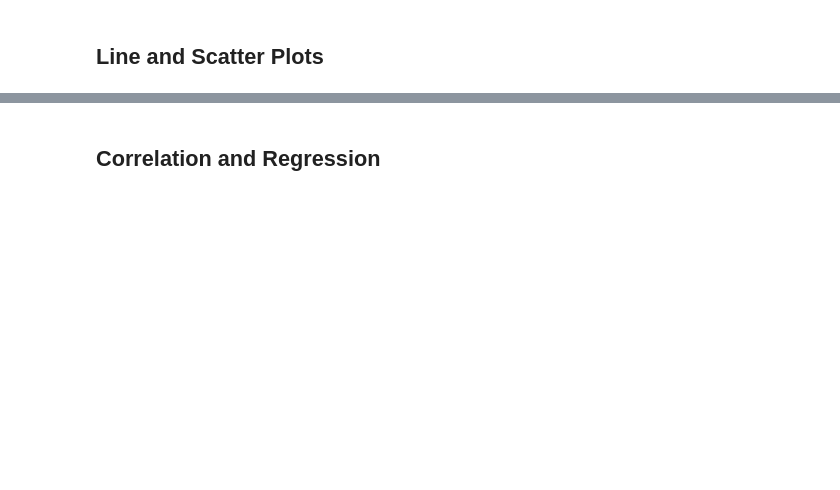
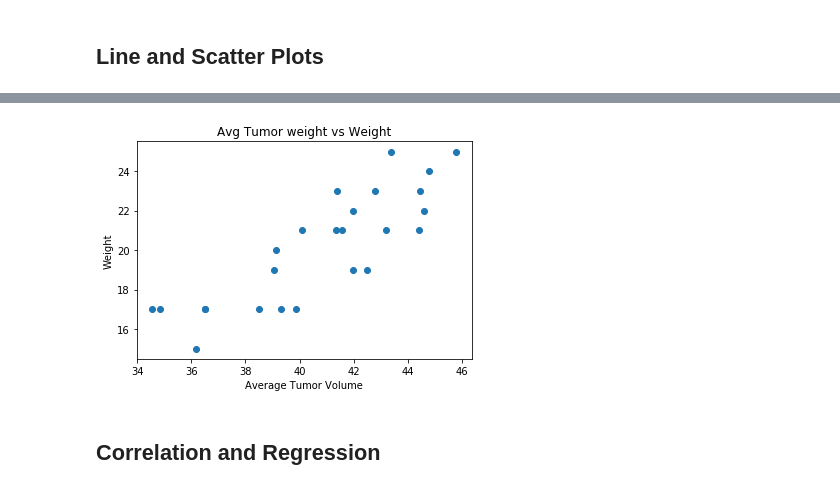
Before and after one commit to dsilva-v/matplotlib-challenge, a Jupyter notebook: Pymaceuticals/pymaceuticals_starter.ipynb, the cells around one changed output, grey strips where cells are left out. Cells and saved outputs as stored; diff of their text form; code cells hidden in the pictures; blank space fills up the shorter version.

```diff
--- a/Pymaceuticals/pymaceuticals_starter.ipynb
+++ b/Pymaceuticals/pymaceuticals_starter.ipynb
@@ -247,2 +298,16 @@ plt.show()
+# %%
+# Generate a scatter plot of average tumor volume vs. mouse weight for the Capomulin regimen
+
+df_capomulin = Capomulin_data.loc[:,['Mouse ID','Weight (g)','Tumor Volume (mm3)']]
+
+avg_tumor_for_MouseID_df = pd.DataFrame(df_capomulin.groupby(['Mouse ID','Weight (g)'])['Tumor Volume (mm3)'].mean()).reset_index()
+
+plt.scatter(avg_tumor_for_MouseID_df['Tumor Volume (mm3)'],avg_tumor_for_MouseID_df['Weight (g)'])
+plt.xlabel('Average Tumor Volume')
+plt.ylabel('Weight')
+plt.title('Avg Tumor weight vs Weight')
+plt.show()
+# %% [output]
+[figure, added]
 # %% [markdown]
 ## Correlation and Regression
```
Also changed, not shown: parts of 15 cells of this notebook.
